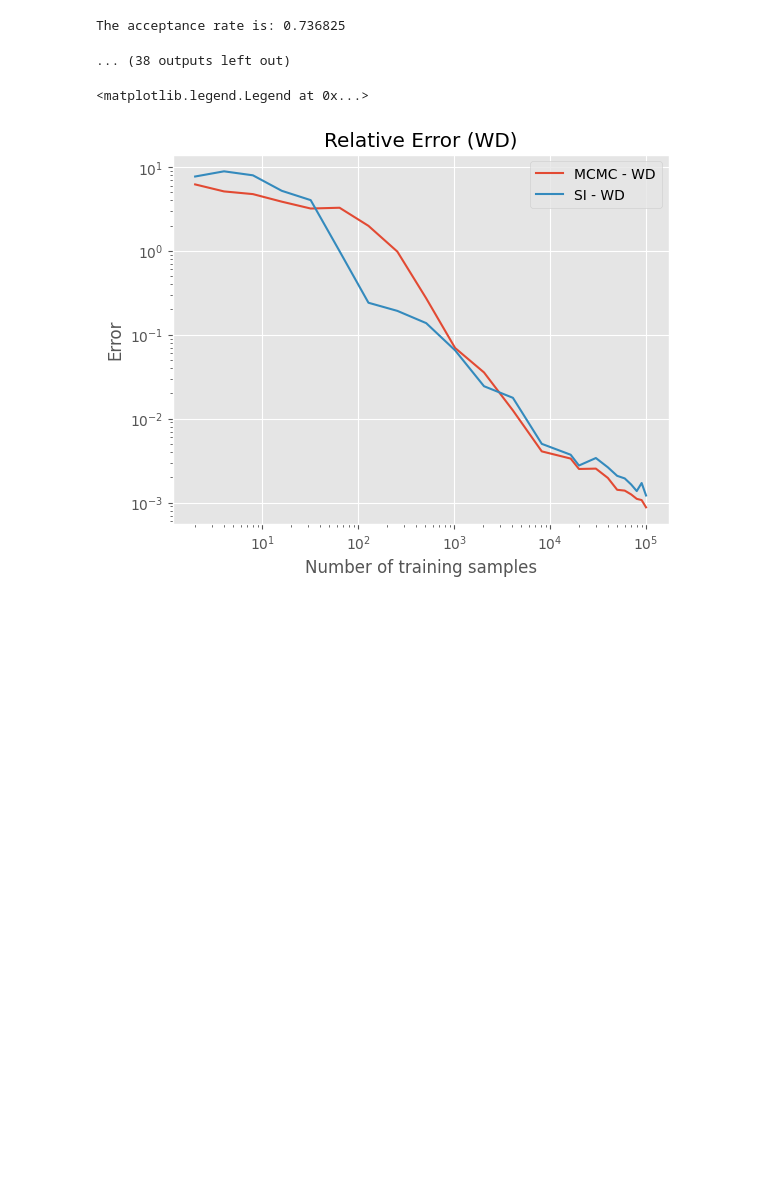
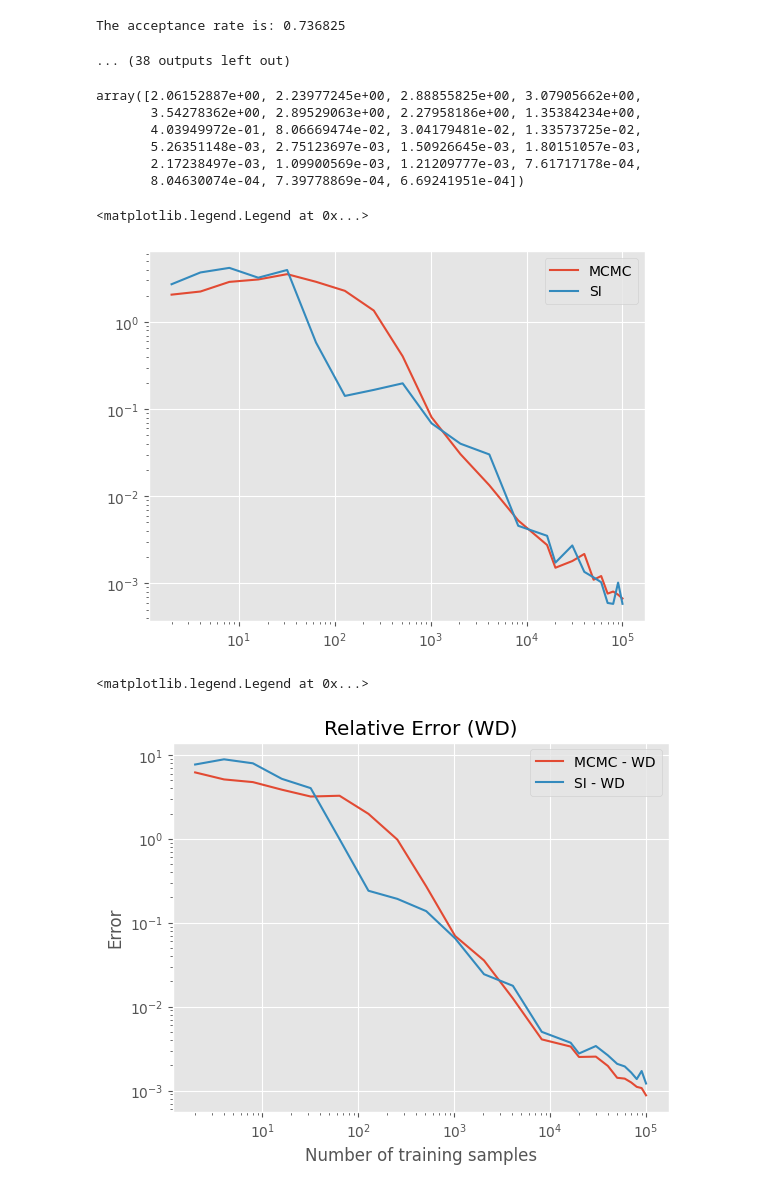
Before and after one commit to abjohnson117/TransportVsMcmcExperiments, a Jupyter notebook: banana/avg_banana_mcmc.ipynb, the cells around one changed output. Drawn from its saved outputs; the diff is of its cells as text; code cells hidden in the pictures; blank space fills up the shorter version.

Commit message:
Comparing graphs result

```diff
--- a/banana/avg_banana_mcmc.ipynb
+++ b/banana/avg_banana_mcmc.ipynb
@@ -118,3 +112,24 @@ rel_wd_array = avg_wd_array / base_wd
+# %%
+avg_wd_array = np.mean(wd_array / base_wd, axis=0)
+std_wd_array = np.std(wd_array / base_wd, axis=0)
+# %%
+std_wd_array
+# %% [output]
+array([2.06152887e+00, 2.23977245e+00, 2.88855825e+00, 3.07905662e+00,
+       3.54278362e+00, 2.89529063e+00, 2.27958186e+00, 1.35384234e+00,
+       4.03949972e-01, 8.06669474e-02, 3.04179481e-02, 1.33573725e-02,
+       5.26351148e-03, 2.75123697e-03, 1.50926645e-03, 1.80151057e-03,
+       2.17238497e-03, 1.09900569e-03, 1.21209777e-03, 7.61717178e-04,
+       8.04630074e-04, 7.39778869e-04, 6.69241951e-04])
+# %%
+plt.plot(sample_no_list, std_wd_array, label="MCMC")
+plt.plot(sample_no_list, si_std, label="SI")
+plt.xscale("log")
+plt.yscale("log")
+plt.legend()
+# %% [output]
+<matplotlib.legend.Legend at 0x...>
+[figure, added]
 # %%
 si_array = np.zeros((10, 23))
 for i in range(no_trials):
```
Also changed, not shown: parts of 3 cells of this notebook.
